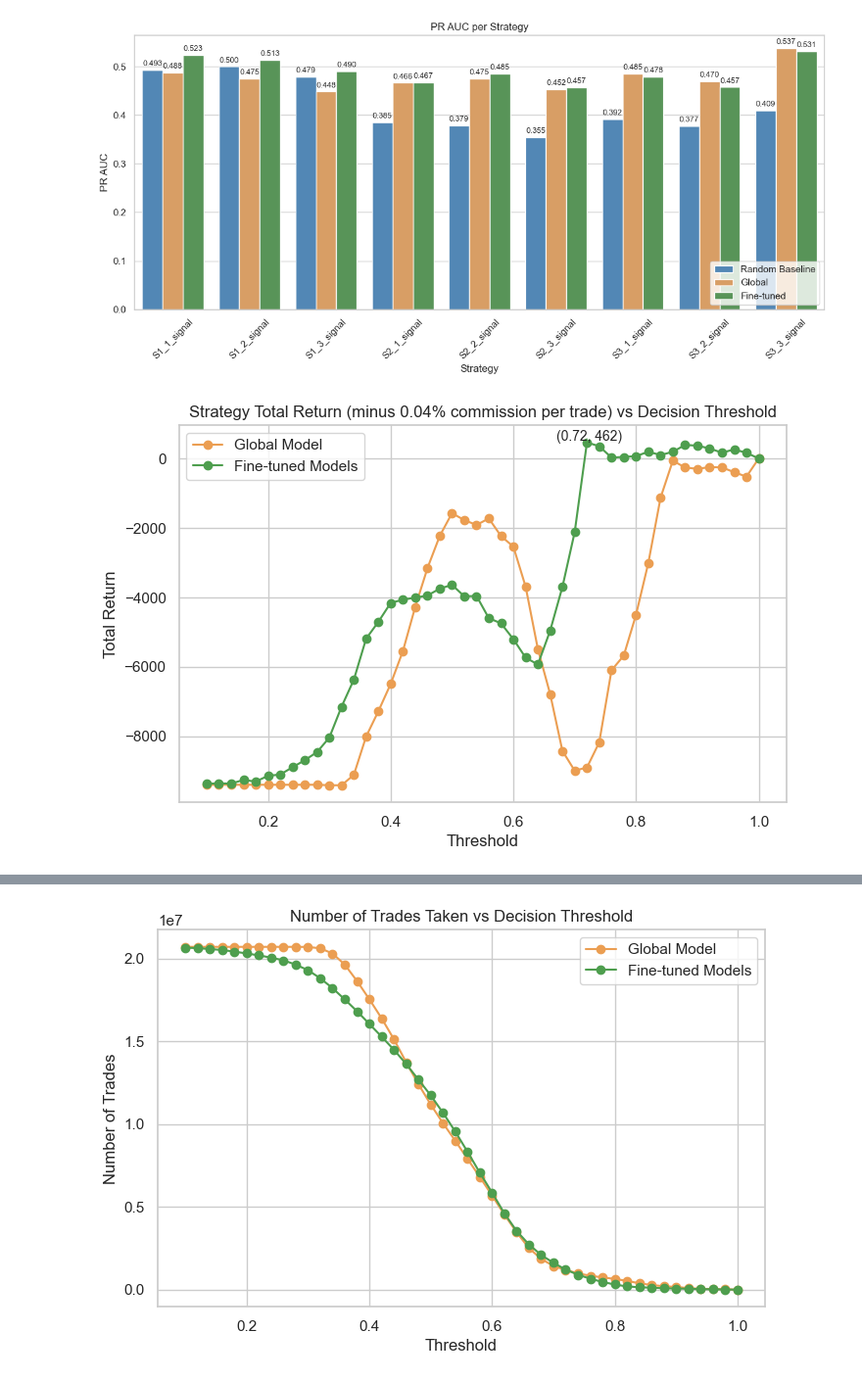
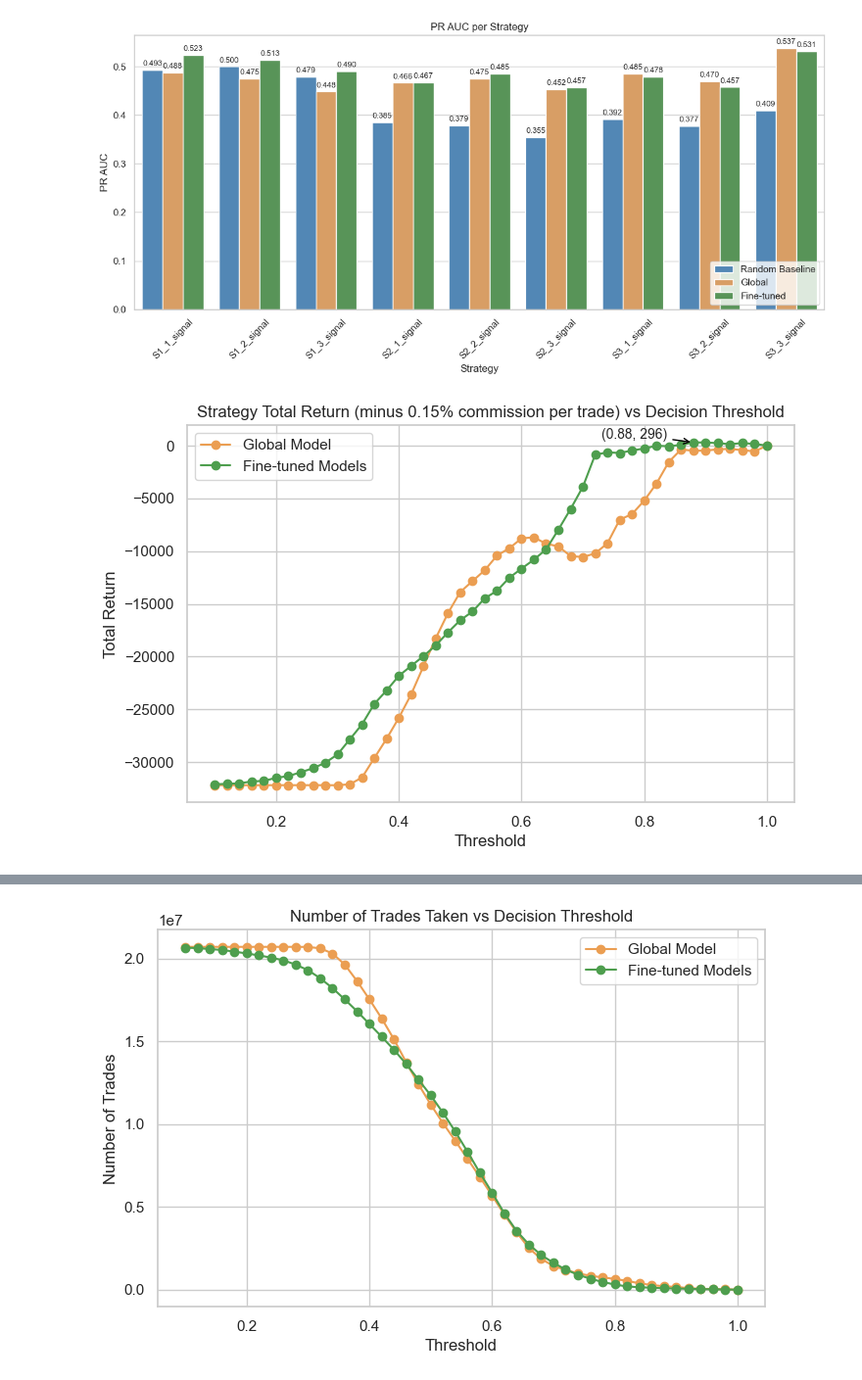
Before and after one commit to eSVeeF/hierarchical-regime-trading-ml, a Jupyter notebook: notebooks/strategy_returns_prediction.ipynb, the cells around one changed output, grey strips where cells are left out. Shown at 98% size. Cells and saved outputs as stored; diff of their text form; code cells hidden in the pictures.

```diff
--- a/current_work/strategy_returns_prediction.ipynb
+++ b/notebooks/strategy_returns_prediction.ipynb
@@ -1211,6 +1211,9 @@ pooled_preds = global_preds_df.join(
 # Add actual returns
 pooled_preds = pooled_preds.join(final_df_strat_returns_cont[['strat_return']], how='left')
 
+# comission per trade
+commission = 0.0015  # 0.15%
+
 # Define thresholds to test
 thresholds = np.arange(0.1, 1.01, 0.02)
 
@@ -1221,8 +1224,6 @@ global_avg_returns = []
 regime_avg_returns = []
 n_trades_per_threshold_global = []
 n_trades_per_threshold_regime = []
-
-commission = 0.0004  # 0.2%
 
 # Compute returns at each threshold
 for thr in thresholds:
@@ -1246,33 +1247,33 @@ for thr in thresholds:
 
     # Store trade counts
     n_trades_per_threshold_global.append(trade_global.sum())
     n_trades_per_threshold_regime.append(trade_regime.sum())
 
 # --- Plot 1: Total return vs threshold ---
 plt.figure(figsize=(8,5))
 plt.plot(thresholds, global_returns, marker='o', color="#eb9e52", label='Global Model')
 plt.plot(thresholds, regime_returns, marker='o', color="#4e9e4e", label='Fine-tuned Models')
 
 # Highlight maximum
 all_returns = np.array(global_returns + regime_returns)
 all_thresholds = np.array(list(thresholds) * 2)
 labels = ['Global'] * len(global_returns) + ['Fine-tuned'] * len(regime_returns)
 max_idx = np.argmax(all_returns)
 max_thr = all_thresholds[max_idx]
 max_val = all_returns[max_idx]
 max_label = labels[max_idx]
 
 plt.annotate(f"({max_thr:.2f}, {max_val:.0f})",
              xy=(max_thr, max_val),
-             xytext=(max_thr - 0.05, max_val + 50),
+             xytext=(max_thr - 0.15, max_val + 400),
              fontsize=10,
-             arrowprops=dict(arrowstyle='->'))
+             arrowprops=dict(arrowstyle='->', color='black'))
 
 plt.xlabel("Threshold")
 plt.ylabel("Total Return")
 plt.title(f"Strategy Total Return (minus {commission*100:.2f}% commission per trade) vs Decision Threshold")
 plt.legend()
 plt.grid(True)
 plt.show()
 # %% [output]
-[figure, old version]
+[figure, new version]
```
Also changed, not shown: parts of 3 cells of this notebook, 6 other files.
